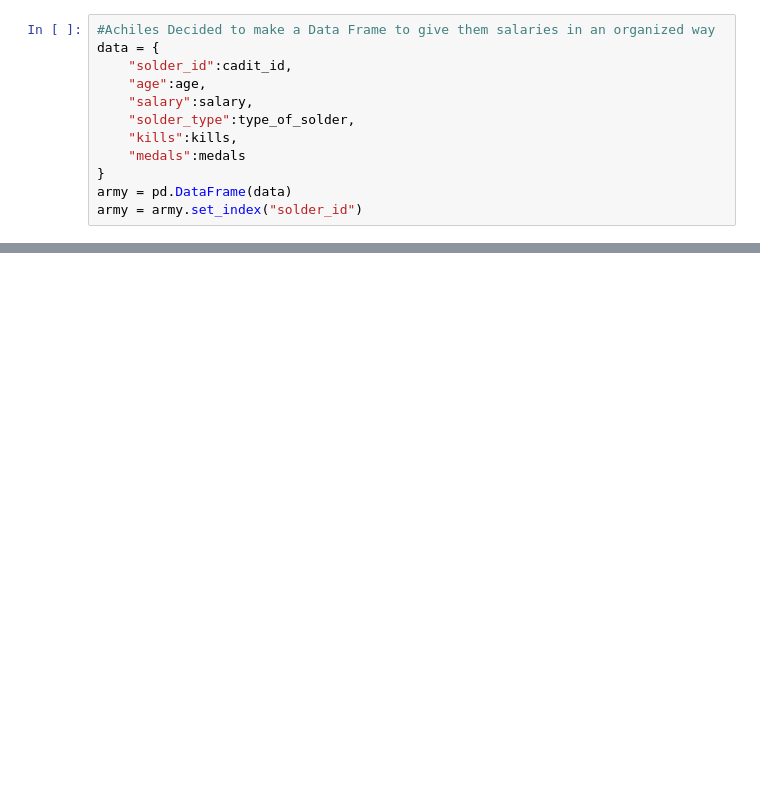
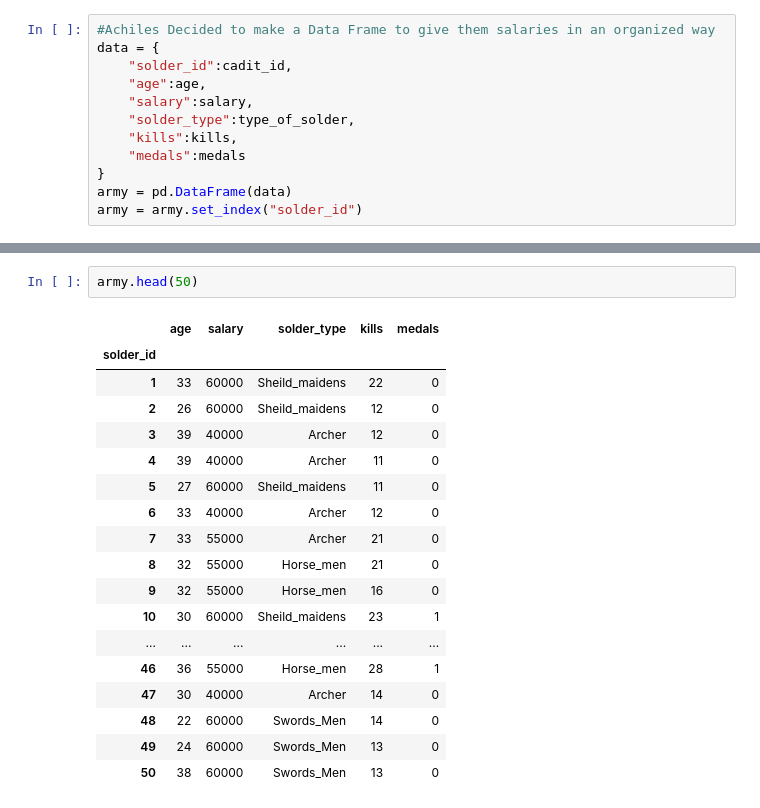
Before and after one commit to Thoyzvamsi/_Machine_Learning, a Jupyter notebook: DataCleaning/Data_cleaning2_0.ipynb, the cells around one changed output, grey strips where cells are left out. Drawn from its saved outputs; the diff is of its cells as text; blank space fills up the shorter version.

```diff
--- a/DataCleaning/Data_cleaning2_0.ipynb
+++ b/DataCleaning/Data_cleaning2_0.ipynb
@@ -65,4 +64,25 @@ The Total Enimes died in the War: 1654
 100 rows × 5 columns
+# %%
+army.head(50)
+# %% [output]
+|  | age | salary | solder_type | kills | medals |
+| solder_id |  |  |  |  |  |
+| 1 | 33 | 60000 | Sheild_maidens | 22 | 0 |
+| 2 | 26 | 60000 | Sheild_maidens | 12 | 0 |
+| 3 | 39 | 40000 | Archer | 12 | 0 |
+| 4 | 39 | 40000 | Archer | 11 | 0 |
+| 5 | 27 | 60000 | Sheild_maidens | 11 | 0 |
+| 6 | 33 | 40000 | Archer | 12 | 0 |
+| 7 | 33 | 55000 | Archer | 21 | 0 |
+| 8 | 32 | 55000 | Horse_men | 21 | 0 |
+| 9 | 32 | 55000 | Horse_men | 16 | 0 |
+| 10 | 30 | 60000 | Sheild_maidens | 23 | 1 |
+| ... | ... | ... | ... | ... | ... |
+| 46 | 36 | 55000 | Horse_men | 28 | 1 |
+| 47 | 30 | 40000 | Archer | 14 | 0 |
+| 48 | 22 | 60000 | Swords_Men | 14 | 0 |
+| 49 | 24 | 60000 | Swords_Men | 13 | 0 |
+| 50 | 38 | 60000 | Swords_Men | 13 | 0 |
 # %%
 #Now King want's to see the salary distribution so you have to show him in a 3d graph
 army.sort_values("salary",inplace = True)
```
Also changed, not shown: parts of 3 cells of this notebook, 2 other files.
